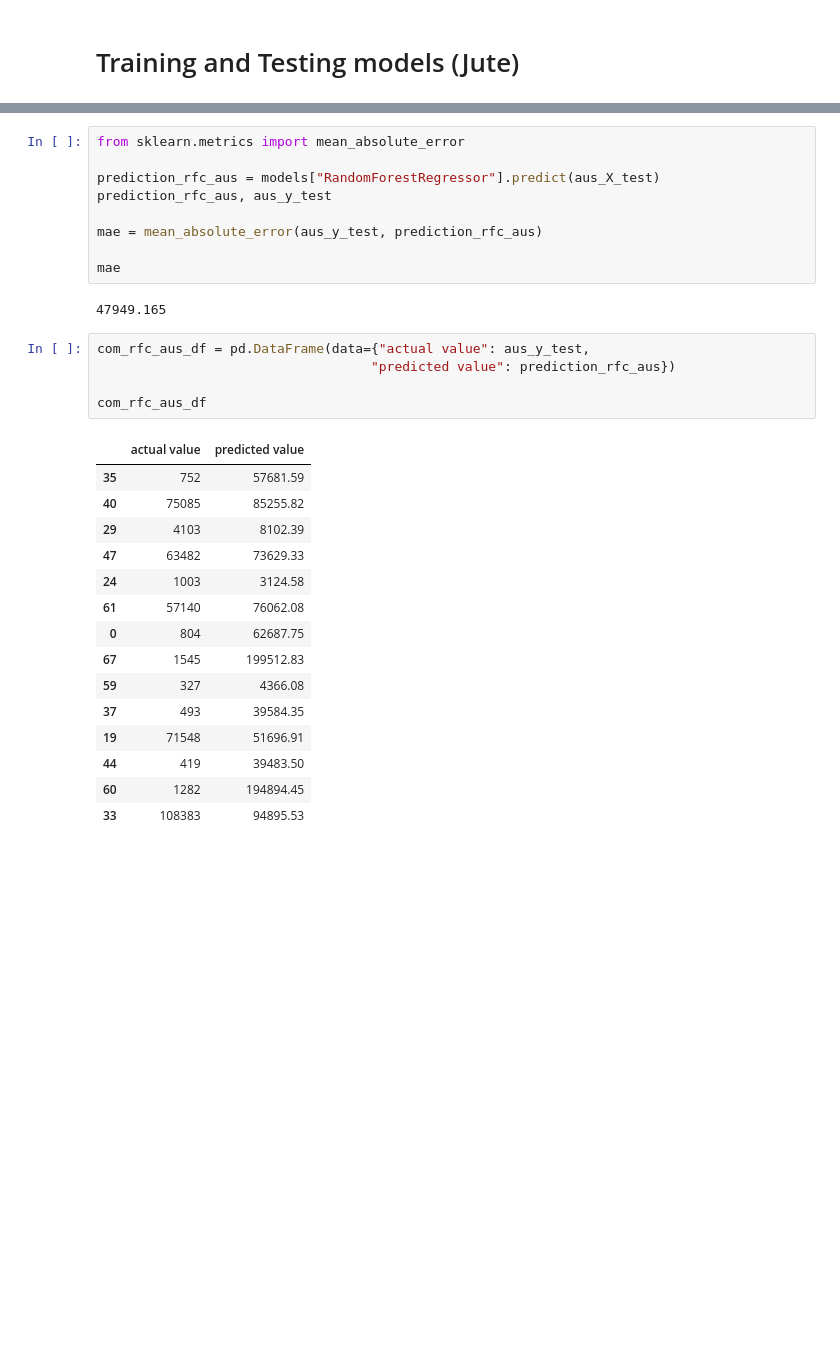
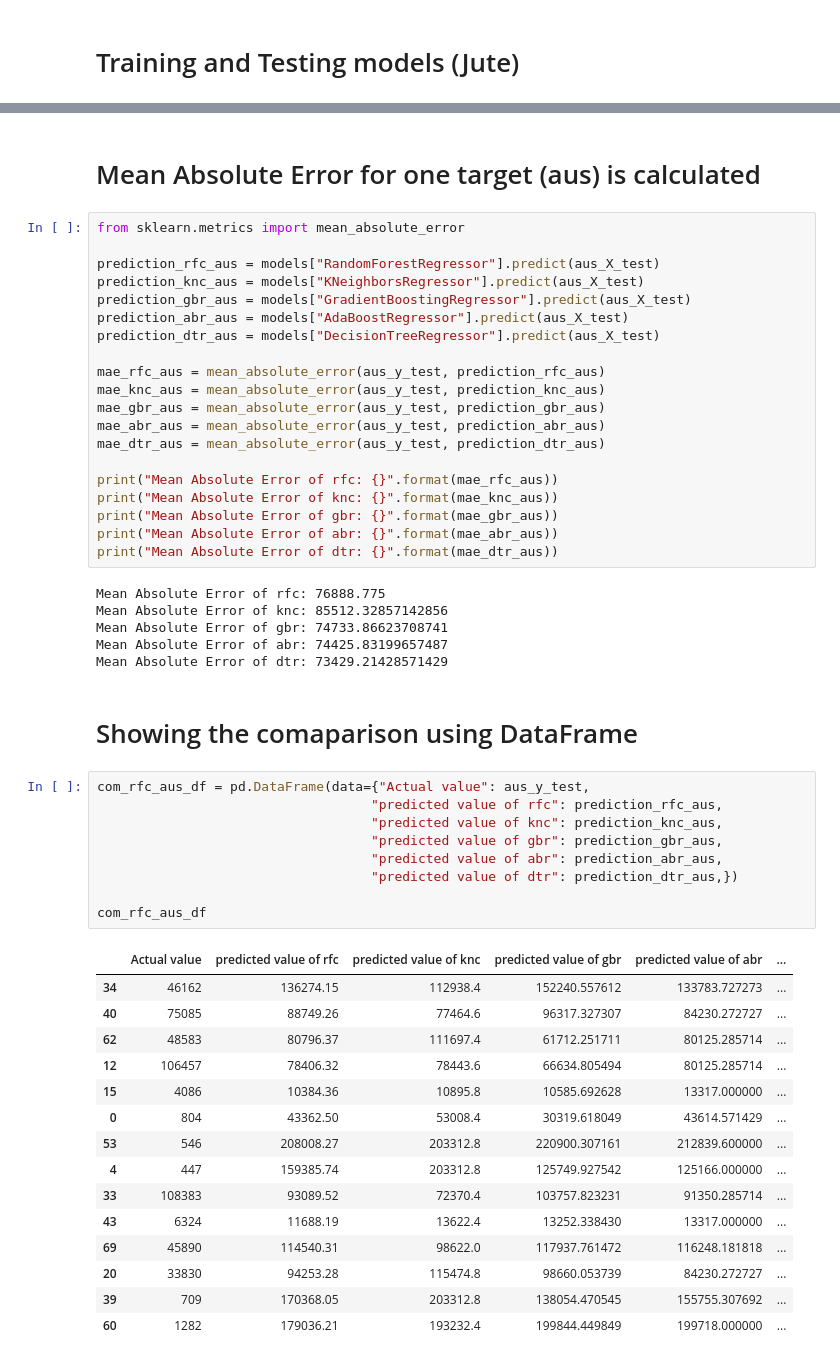
Before and after one commit to ashraful997/MyJupyter, a Jupyter notebook: Thesis-works.ipynb, the cells around one changed output, grey strips where cells are left out. Saved outputs shown, nothing was run; the diff lists cells and outputs as text; blank space fills up the shorter version.

```diff
--- a/Thesis-works.ipynb
+++ b/Thesis-works.ipynb
@@ -224,32 +230,55 @@ executionDataFrame(exec_time[name], name)
-# %%
-from sklearn.metrics import mean_absolute_error
-
-prediction_rfc_aus = models["RandomForestRegressor"].predict(aus_X_test)
-prediction_rfc_aus, aus_y_test
-
-mae = mean_absolute_error(aus_y_test, prediction_rfc_aus)
-
-mae
-# %% [output]
-47949.165
+# %% [markdown]
+# Mean Absolute Error for one target (aus) is calculated
+# %%
+from sklearn.metrics import mean_absolute_error
+
+prediction_rfc_aus = models["RandomForestRegressor"].predict(aus_X_test)
+prediction_knc_aus = models["KNeighborsRegressor"].predict(aus_X_test)
+prediction_gbr_aus = models["GradientBoostingRegressor"].predict(aus_X_test)
+prediction_abr_aus = models["AdaBoostRegressor"].predict(aus_X_test)
+prediction_dtr_aus = models["DecisionTreeRegressor"].predict(aus_X_test)
+
+mae_rfc_aus = mean_absolute_error(aus_y_test, prediction_rfc_aus)
+mae_knc_aus = mean_absolute_error(aus_y_test, prediction_knc_aus)
+mae_gbr_aus = mean_absolute_error(aus_y_test, prediction_gbr_aus)
+mae_abr_aus = mean_absolute_error(aus_y_test, prediction_abr_aus)
+mae_dtr_aus = mean_absolute_error(aus_y_test, prediction_dtr_aus)
+
+print("Mean Absolute Error of rfc: {}".format(mae_rfc_aus))
+print("Mean Absolute Error of knc: {}".format(mae_knc_aus))
+print("Mean Absolute Error of gbr: {}".format(mae_gbr_aus))
+print("Mean Absolute Error of abr: {}".format(mae_abr_aus))
+print("Mean Absolute Error of dtr: {}".format(mae_dtr_aus))
+# %% [output]
+Mean Absolute Error of rfc: 76888.775
+Mean Absolute Error of knc: 85512.32857142856
+Mean Absolute Error of gbr: 74733.86623708741
+Mean Absolute Error of abr: 74425.83199657487
+Mean Absolute Error of dtr: 73429.21428571429
+# %% [markdown]
+# Showing the comaparison using DataFrame
 # %%
-com_rfc_aus_df = pd.DataFrame(data={"actual value": aus_y_test,
-                                   "predicted value": prediction_rfc_aus})
+com_rfc_aus_df = pd.DataFrame(data={"Actual value": aus_y_test,
+                                   "predicted value of rfc": prediction_rfc_aus,
+                                   "predicted value of knc": prediction_knc_aus,
+                                   "predicted value of gbr": prediction_gbr_aus,
+                                   "predicted value of abr": prediction_abr_aus,
+                                   "predicted value of dtr": prediction_dtr_aus,})
 
 com_rfc_aus_df
 # %% [output]
-|  | actual value | predicted value |
-| 35 | 752 | 57681.59 |
-| 40 | 75085 | 85255.82 |
-| 29 | 4103 | 8102.39 |
-| 47 | 63482 | 73629.33 |
-| 24 | 1003 | 3124.58 |
-| 61 | 57140 | 76062.08 |
-| 0 | 804 | 62687.75 |
-| 67 | 1545 | 199512.83 |
-| 59 | 327 | 4366.08 |
-| 37 | 493 | 39584.35 |
-| 19 | 71548 | 51696.91 |
-| 44 | 419 | 39483.50 |
-| 60 | 1282 | 194894.45 |
-| 33 | 108383 | 94895.53 |
+|  | Actual value | predicted value of rfc | predicted value of knc | predicted value of gbr | predicted value of abr | ... |
+| 34 | 46162 | 136274.15 | 112938.4 | 152240.557612 | 133783.727273 | ... |
+| 40 | 75085 | 88749.26 | 77464.6 | 96317.327307 | 84230.272727 | ... |
+| 62 | 48583 | 80796.37 | 111697.4 | 61712.251711 | 80125.285714 | ... |
+| 12 | 106457 | 78406.32 | 78443.6 | 66634.805494 | 80125.285714 | ... |
+| 15 | 4086 | 10384.36 | 10895.8 | 10585.692628 | 13317.000000 | ... |
+| 0 | 804 | 43362.50 | 53008.4 | 30319.618049 | 43614.571429 | ... |
+| 53 | 546 | 208008.27 | 203312.8 | 220900.307161 | 212839.600000 | ... |
+| 4 | 447 | 159385.74 | 203312.8 | 125749.927542 | 125166.000000 | ... |
+| 33 | 108383 | 93089.52 | 72370.4 | 103757.823231 | 91350.285714 | ... |
+| 43 | 6324 | 11688.19 | 13622.4 | 13252.338430 | 13317.000000 | ... |
+| 69 | 45890 | 114540.31 | 98622.0 | 117937.761472 | 116248.181818 | ... |
+| 20 | 33830 | 94253.28 | 115474.8 | 98660.053739 | 84230.272727 | ... |
+| 39 | 709 | 170368.05 | 203312.8 | 138054.470545 | 155755.307692 | ... |
+| 60 | 1282 | 179036.21 | 193232.4 | 199844.449849 | 199718.000000 | ... |
```
Also changed, not shown: parts of 20 cells of this notebook.
